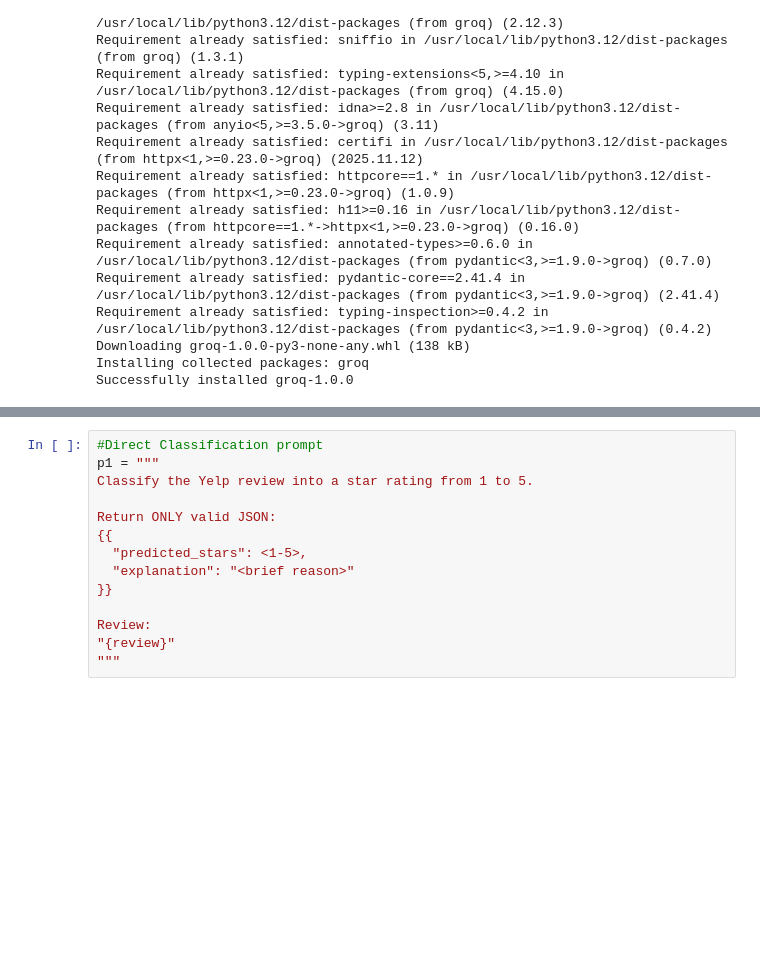
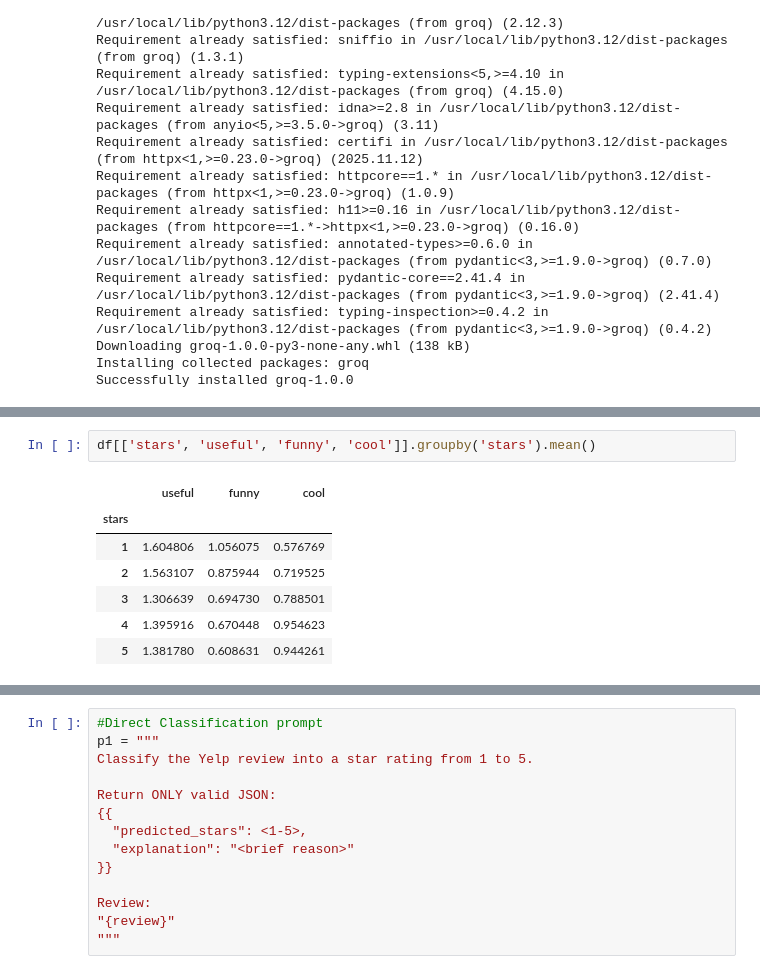
Before and after one commit to Vijay2101/Fynd-Assignment, a Jupyter notebook: fynd_task1.ipynb, the cells around one changed output, grey strips where cells are left out. Drawn from its saved outputs; the diff is of its cells as text; blank space fills up the shorter version.

```diff
--- a/fynd_task1.ipynb
+++ b/fynd_task1.ipynb
@@ -21,0 +34,10 @@ Successfully installed groq-1.0.0
+# %%
+df[['stars', 'useful', 'funny', 'cool']].groupby('stars').mean()
+# %% [output]
+|  | useful | funny | cool |
+| stars |  |  |  |
+| 1 | 1.604806 | 1.056075 | 0.576769 |
+| 2 | 1.563107 | 0.875944 | 0.719525 |
+| 3 | 1.306639 | 0.694730 | 0.788501 |
+| 4 | 1.395916 | 0.670448 | 0.954623 |
+| 5 | 1.381780 | 0.608631 | 0.944261 |
```
Also changed, not shown: parts of 27 cells of this notebook.
